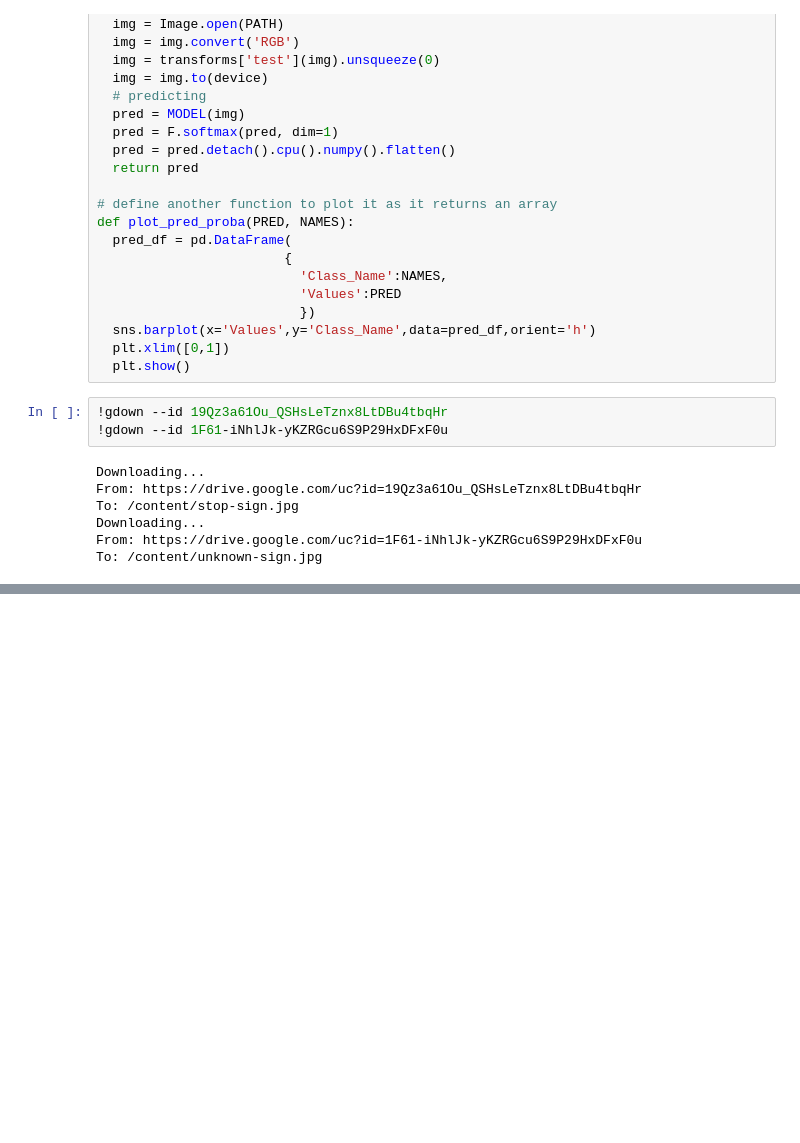
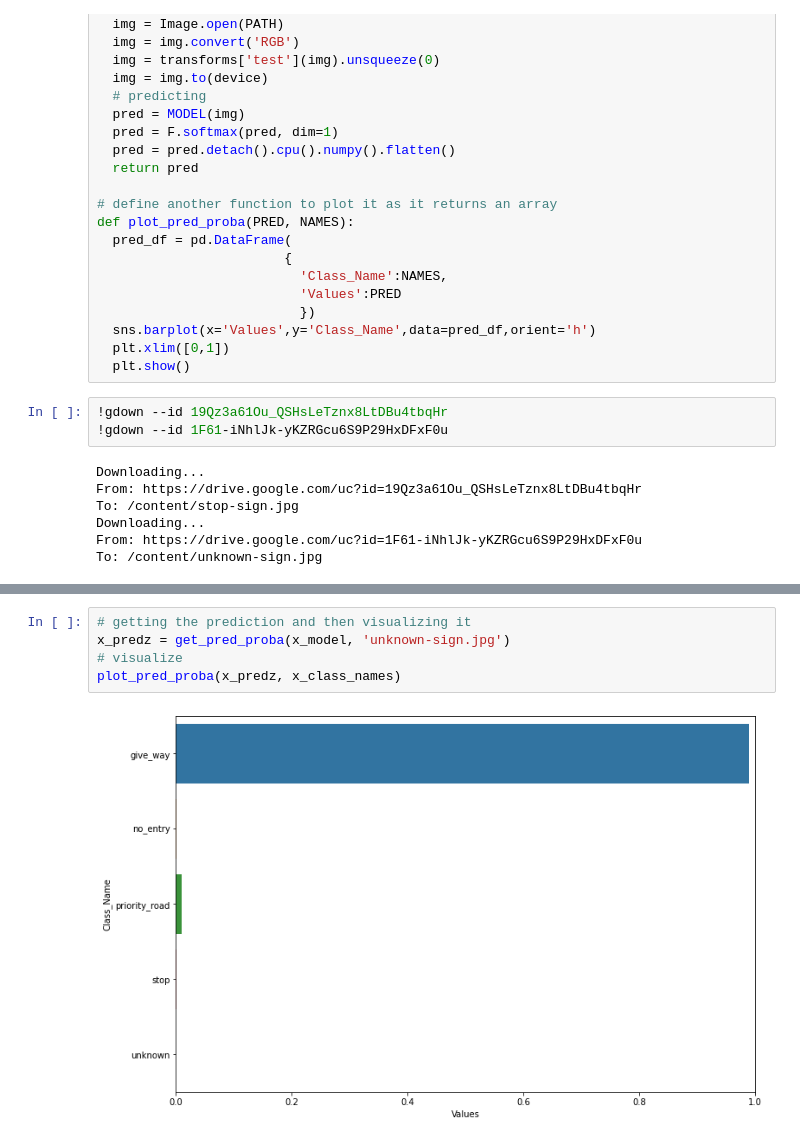
Before and after one commit to walzter/Books, a Jupyter notebook: Getting_sht_done/Chapter_3_TL.ipynb, the cells around one changed output, grey strips where cells are left out. Cells and saved outputs as stored; diff of their text form; blank space fills up the shorter version.

```diff
--- a/Getting_sht_done/Chapter_3_TL.ipynb
+++ b/Getting_sht_done/Chapter_3_TL.ipynb
@@ -677,0 +775,7 @@ plot_pred_proba(predz, class_names)
+# %%
+# getting the prediction and then visualizing it
+x_predz = get_pred_proba(x_model, 'unknown-sign.jpg')
+# visualize
+plot_pred_proba(x_predz, x_class_names)
+# %% [output]
+[figure, added]
```
Also changed, not shown: parts of 22 cells of this notebook, 2 other files.
